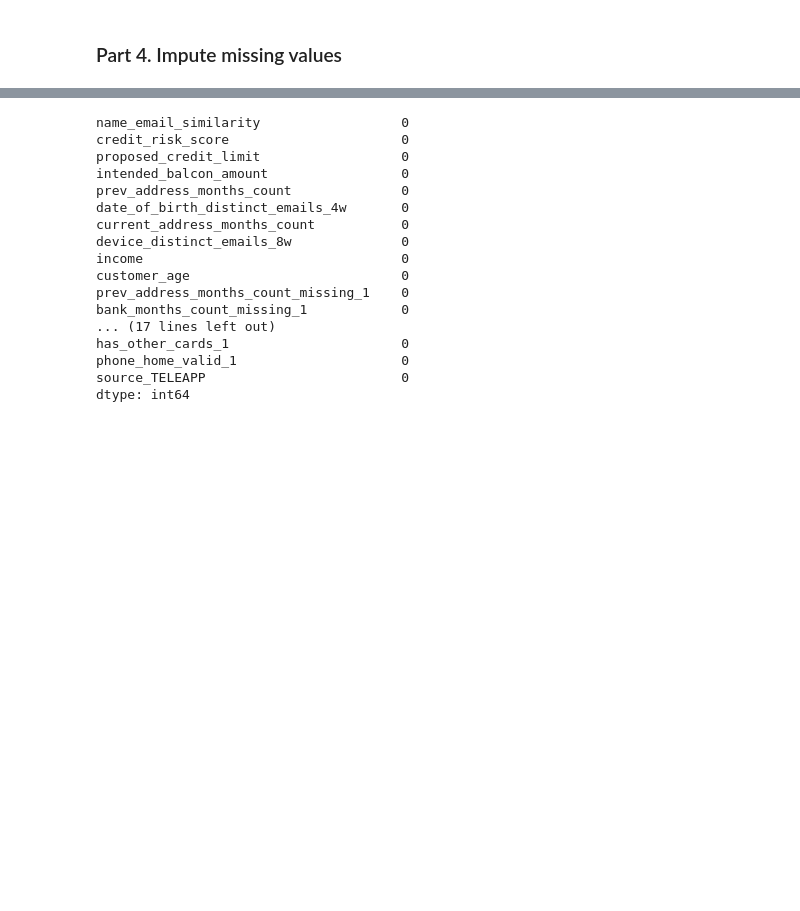
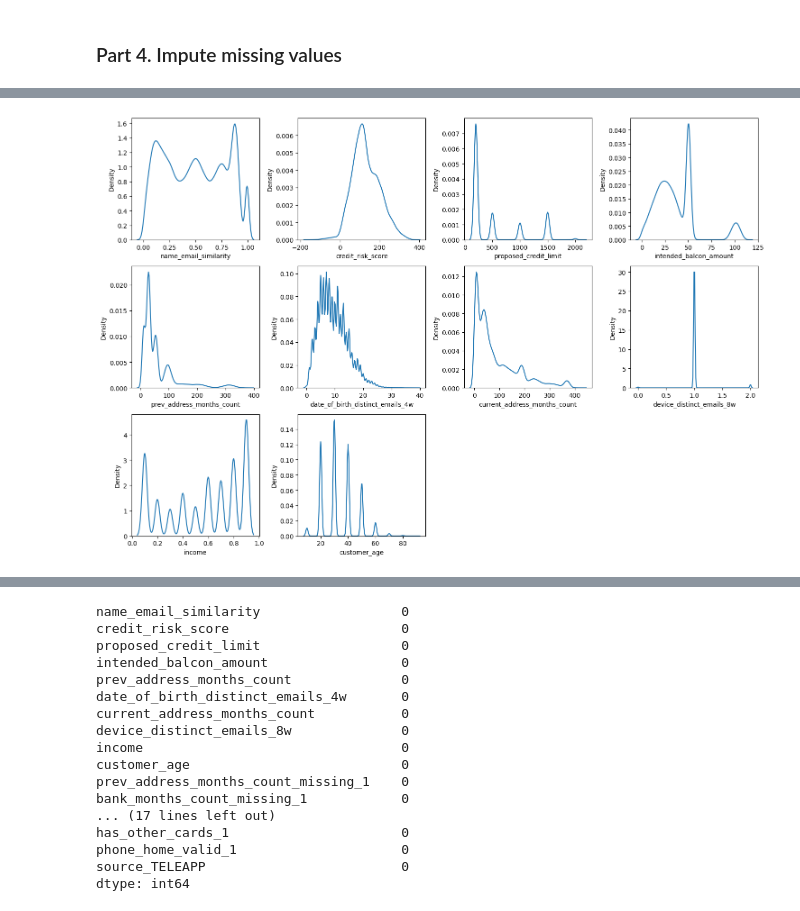
Before and after one commit to mrlizhaozhi/application-fraud-bank-account-opening, a Jupyter notebook: BAF-Fraud-Detection-Models.ipynb, the cells around one changed output, grey strips where cells are left out. Cells and saved outputs as stored; diff of their text form; code cells hidden in the pictures; blank space fills up the shorter version.

```diff
--- a/BAF-Fraud-Detection-Models.ipynb
+++ b/BAF-Fraud-Detection-Models.ipynb
@@ -1424,0 +1459,21 @@ dtype: float64
+# %%
+# create KDE plots to get distributions before imputation
+fig, axes = plt.subplots(3, 4, figsize=(15,10))
+
+# flatten axes
+axes_flat = axes.flatten()
+
+# loop through and plot data
+for i, variable in enumerate(base_model_numeric):
+    sns.kdeplot(data=X_train_imputed, x=variable, common_norm=False, ax=axes_flat[i])
+    axes_flat[i].set_xlabel(variable)
+
+# hide empty plots
+for ax in axes_flat[len(base_model_numeric):]:
+    ax.set_visible(False)
+
+# display the plots
+plt.tight_layout()
+plt.show()
+# %% [output]
+[figure, added]
```
Also changed, not shown: parts of 27 cells of this notebook.
